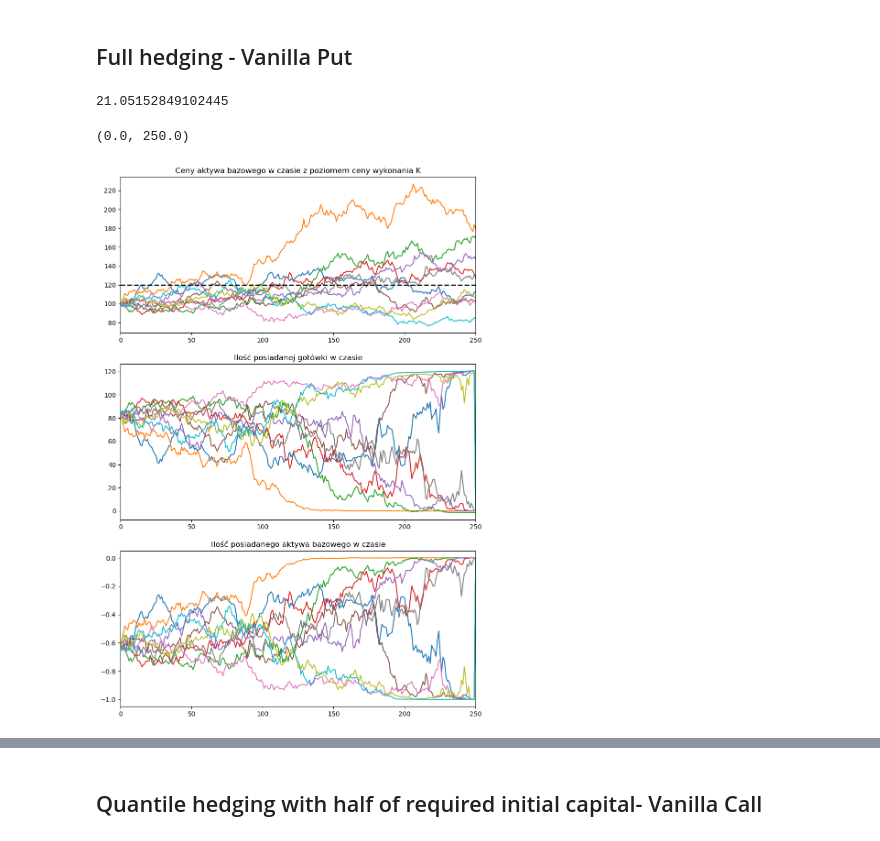
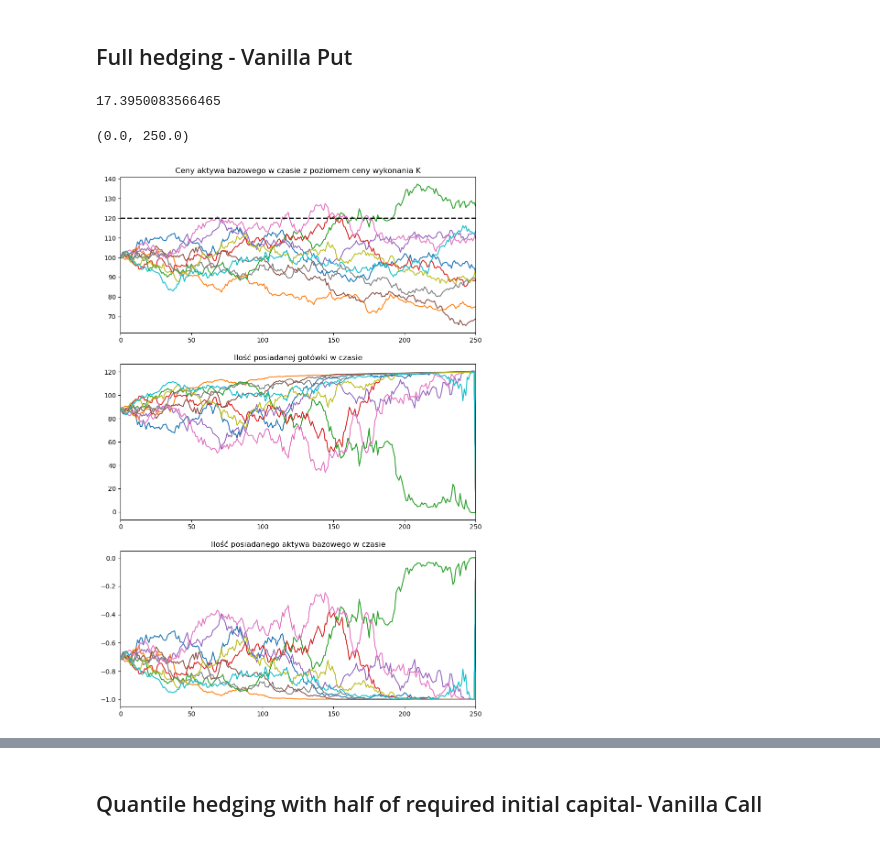
Before and after one commit to michalsn13/Quantile-Hedging, a Jupyter notebook: main_analytical.ipynb, the cells around one changed output, grey strips where cells are left out. Drawn from its saved outputs; the diff is of its cells as text; code cells hidden in the pictures.

```diff
--- a/main_analytical.ipynb
+++ b/main_analytical.ipynb
@@ -11,17 +11,18 @@ import numpy as np
 import pandas as pd
 # %%
 mu = 0.06
-sigma =  0.3
+sigma =  0.2
 r = 0.05
 T = 1
 X0 = 100
 repeat = 1000
+values_per_year = 250
 # %% [markdown]
 ## Full hedging - Vanilla Call
 # %%
 K = 80
 # %%
-underlying = Underlying(mu, sigma, r, 250)
+underlying = Underlying(mu, sigma, r, values_per_year)
 # %%
 _, reality = underlying.simulate_P(repeat, T)
 # %%
@@ -61,7 +62,7 @@ Text(0.5, 1.0, 'Ostateczny stan portfela po potencjalnym wypłaceniu payoffu\n m
 # %%
 K = 120
 # %%
-underlying = Underlying(mu, sigma, r, 250)
+underlying = Underlying(mu, sigma, r, values_per_year)
 # %%
 _, reality = underlying.simulate_P(repeat, T)
 # %%
@@ -70,7 +71,7 @@ vanilla_put = Vanilla(underlying, K, T, False)
 BS_price_put = vanilla_put.get_price(X0, 0)
 BS_price_put
 # %% [output]
-21.05152849102445
+17.3950083566465
 # %%
 money_time_put = pd.DataFrame(np.zeros(reality.shape))
 delta_time_put = pd.DataFrame(np.zeros(reality.shape))
@@ -82,15 +83,15 @@ for i in tqdm(range(repeat)):
 # %%
 fig, axs = plt.subplots(3,1, figsize = (10, 15))
 (X0*reality.iloc[:10,:]).T.plot.line(legend = False, ax = axs[0], title = 'Ceny aktywa bazowego w czasie z poziomem ceny wykonania K')
-axs[0].set_xlim([0,250])
+axs[0].set_xlim([0,values_per_year])
 axs[0].axhline(y=K, xmin=0, xmax=249, color='black', linestyle='--', lw=2)
 (money_time_put.iloc[:10,:]).T.plot(legend = False, ax = axs[1], title = 'Ilość posiadanej gotówki w czasie')
-axs[1].set_xlim([0,250])
+axs[1].set_xlim([0,values_per_year])
 (delta_time_put.iloc[:10,:]).T.plot(legend = False, ax = axs[2], title = 'Ilość posiadanego aktywa bazowego w czasie')
-axs[2].set_xlim([0,250])
+axs[2].set_xlim([0,values_per_year])
 # %% [output]
 (0.0, 250.0)
-[figure, old version]
+[figure, new version]
 # %%
 sb.histplot(money_time_put.iloc[:,-1]).set_title(f'Ostateczny stan portfela po potencjalnym wypłaceniu payoffu\n mean = {money_time_put.iloc[:,-1].mean():.3f}, std = {money_time_put.iloc[:,-1].std():.3f}')
 # %% [output]
```
Also changed, not shown: parts of 31 cells of this notebook, 3 other files.
